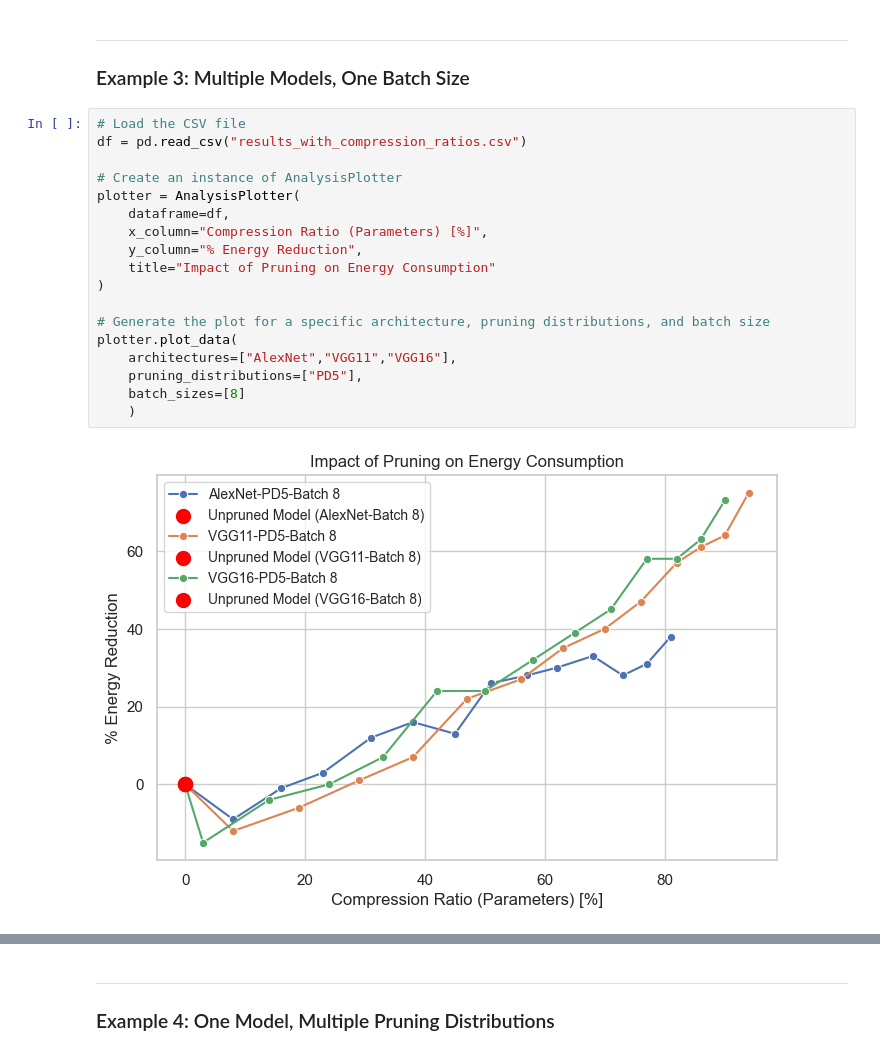
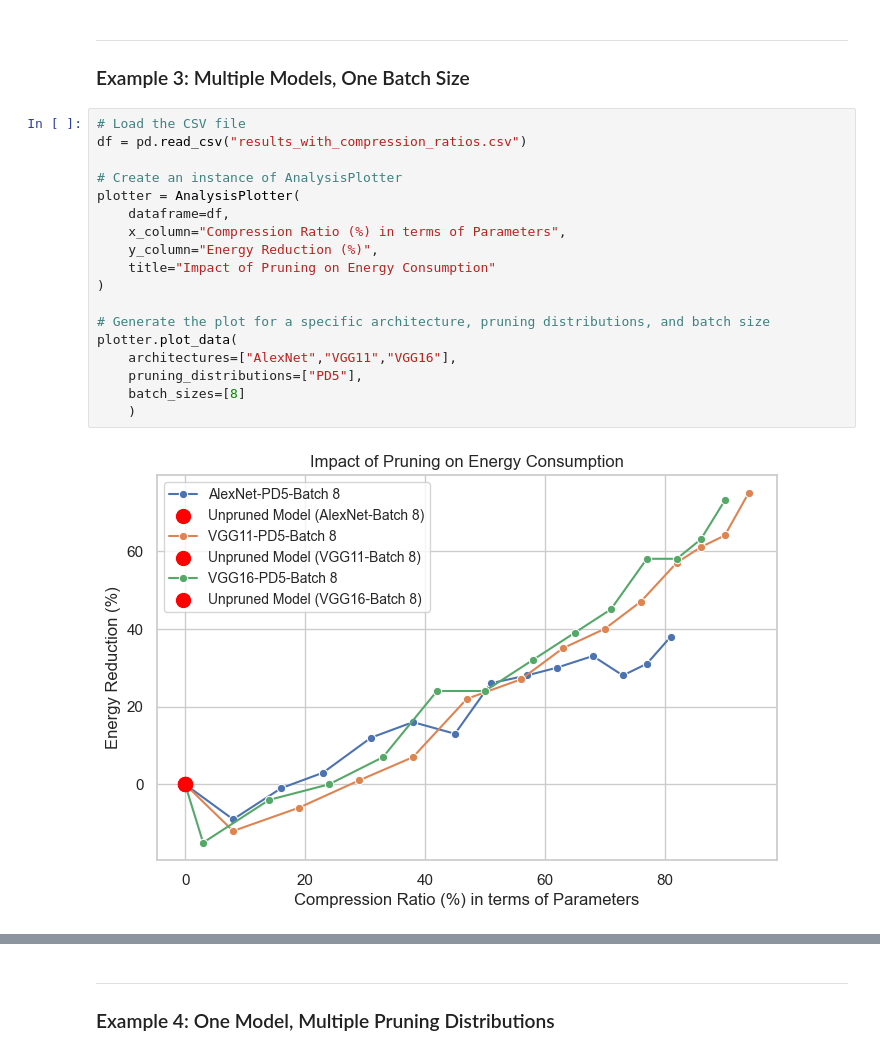
Before and after one commit to DEEP-CGPS/PruneEnergyAnalyzer, a Jupyter notebook: notebooks/4 - GENERATE_PLOTS.ipynb, the cells around one changed output, grey strips where cells are left out. Saved outputs shown, nothing was run; the diff lists cells and outputs as text.

```diff
--- a/notebooks/4 - GENERATE_PLOTS.ipynb
+++ b/notebooks/4 - GENERATE_PLOTS.ipynb
@@ -136,20 +136,20 @@ plotter.plot_data(
 # %%
 # Load the CSV file
 df = pd.read_csv("results_with_compression_ratios.csv")
 
 # Create an instance of AnalysisPlotter
 plotter = AnalysisPlotter(
     dataframe=df,
-    x_column="Compression Ratio (Parameters) [%]",
-    y_column="% Energy Reduction",
+    x_column="Compression Ratio (%) in terms of Parameters",
+    y_column="Energy Reduction (%)",
     title="Impact of Pruning on Energy Consumption"
 )
 
 # Generate the plot for a specific architecture, pruning distributions, and batch size
 plotter.plot_data(
     architectures=["AlexNet","VGG11","VGG16"],
     pruning_distributions=["PD5"],
     batch_sizes=[8]
     )
 # %% [output]
-[figure, old version]
+[figure, new version]
```
Also changed, not shown: parts of 6 cells of this notebook, 3 other files.
